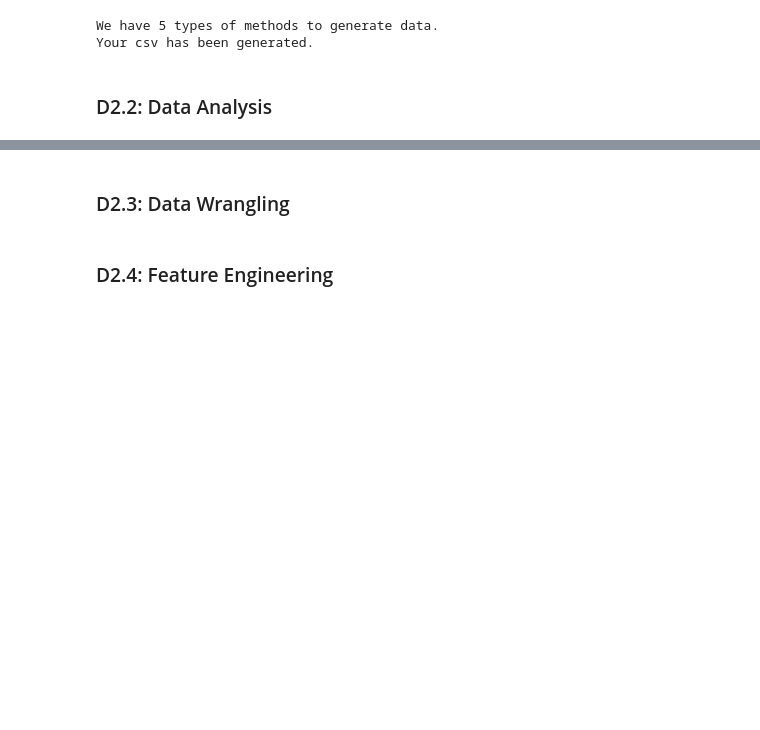
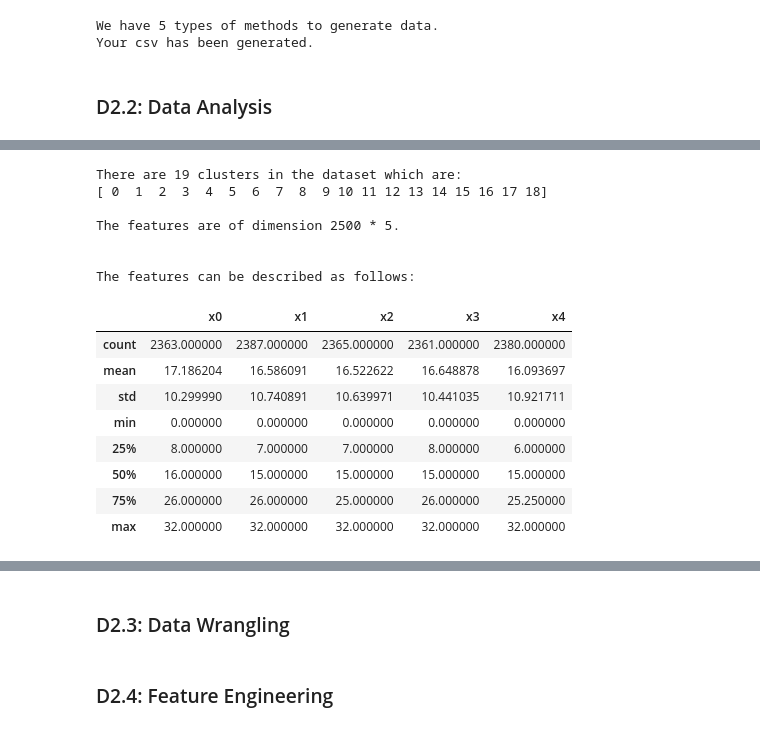
Before and after one commit to Swapnendu-ai/MachineLearningProject, a Jupyter notebook: DataPreparation.ipynb, the cells around one changed output, grey strips where cells are left out. Saved outputs shown, nothing was run; the diff lists cells and outputs as text; code cells hidden in the pictures; blank space fills up the shorter version.

```diff
--- a/DataPreparation.ipynb
+++ b/DataPreparation.ipynb
@@ -258,0 +259,24 @@ data.describe()
+# %%
+features, target = (data.iloc[:,:-1],data.iloc[:,-1])
+clusters = np.unique(target)
+print("There are {} clusters in the dataset which are:\n{}".format(len(clusters),clusters))
+print("\nThe features are of dimension {} * {}.".format(features.shape[0],features.shape[1]))
+print("\n\nThe features can be described as follows:")
+features.describe()
+# %% [output]
+There are 19 clusters in the dataset which are:
+[ 0  1  2  3  4  5  6  7  8  9 10 11 12 13 14 15 16 17 18]
+
+The features are of dimension 2500 * 5.
+
+
+The features can be described as follows:
+|  | x0 | x1 | x2 | x3 | x4 |
+| count | 2363.000000 | 2387.000000 | 2365.000000 | 2361.000000 | 2380.000000 |
+| mean | 17.186204 | 16.586091 | 16.522622 | 16.648878 | 16.093697 |
+| std | 10.299990 | 10.740891 | 10.639971 | 10.441035 | 10.921711 |
+| min | 0.000000 | 0.000000 | 0.000000 | 0.000000 | 0.000000 |
+| 25% | 8.000000 | 7.000000 | 7.000000 | 8.000000 | 6.000000 |
+| 50% | 16.000000 | 15.000000 | 15.000000 | 15.000000 | 15.000000 |
+| 75% | 26.000000 | 26.000000 | 25.000000 | 26.000000 | 25.250000 |
+| max | 32.000000 | 32.000000 | 32.000000 | 32.000000 | 32.000000 |
```
Also changed, not shown: parts of 5 cells of this notebook, 1 other file.
